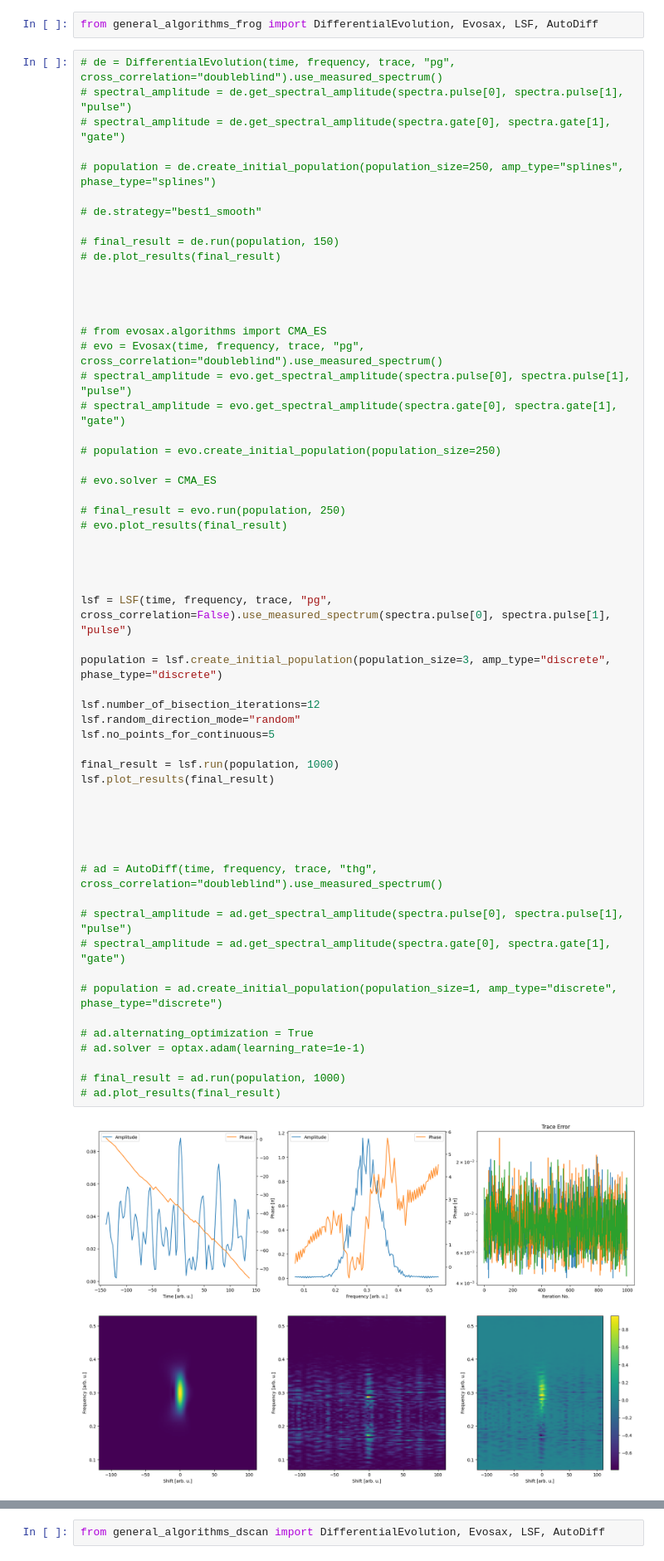
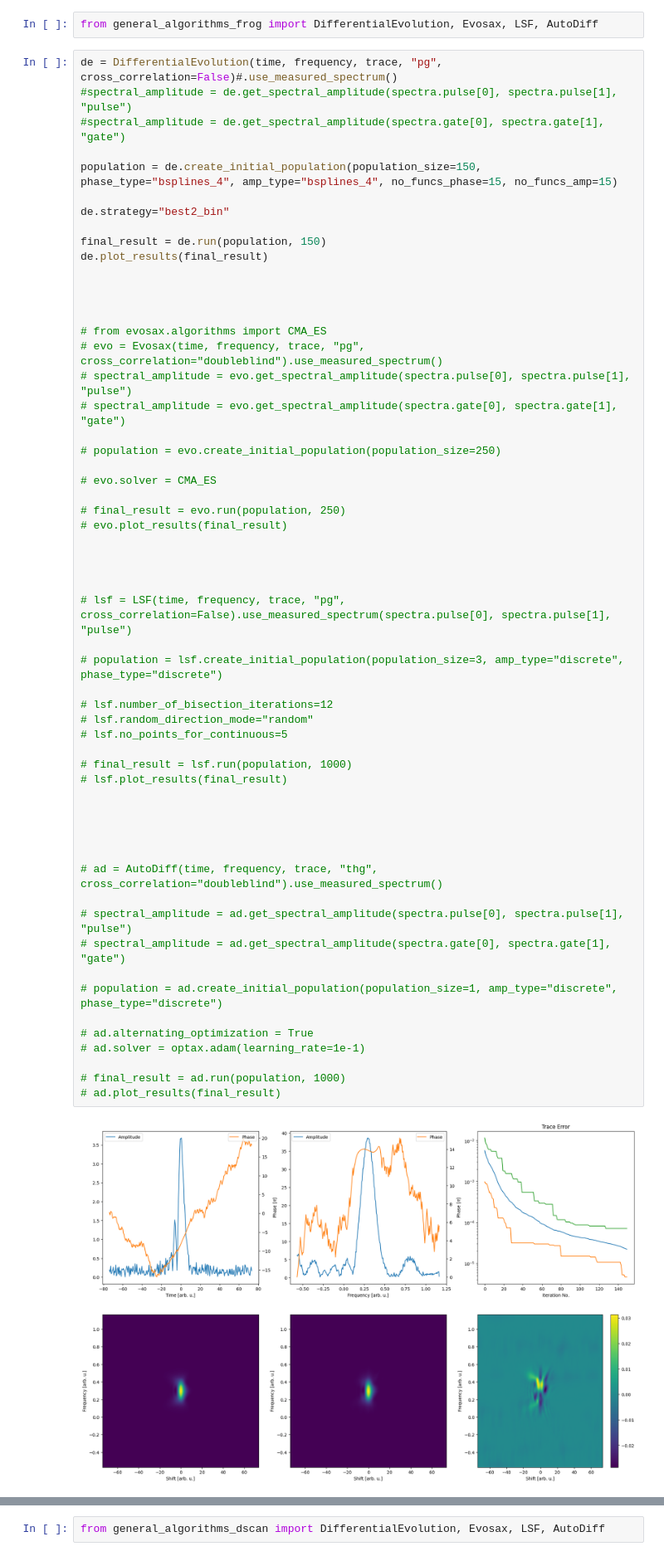
Before and after one commit to matillda123/Pulse-Retrieval-with-JAX, a Jupyter notebook: _usage_example.ipynb, the cells around one changed output, grey strips where cells are left out. Shown at 83% size. Drawn from its saved outputs; the diff is of its cells as text.

```diff
--- a/_usage_example.ipynb
+++ b/_usage_example.ipynb
@@ -289,16 +266,16 @@ dir(copra)
 # %%
 from general_algorithms_frog import DifferentialEvolution, Evosax, LSF, AutoDiff
 # %%
-# de = DifferentialEvolution(time, frequency, trace, "pg", cross_correlation="doubleblind").use_measured_spectrum()
-# spectral_amplitude = de.get_spectral_amplitude(spectra.pulse[0], spectra.pulse[1], "pulse")
-# spectral_amplitude = de.get_spectral_amplitude(spectra.gate[0], spectra.gate[1], "gate")
+de = DifferentialEvolution(time, frequency, trace, "pg", cross_correlation=False)#.use_measured_spectrum()
+#spectral_amplitude = de.get_spectral_amplitude(spectra.pulse[0], spectra.pulse[1], "pulse")
+#spectral_amplitude = de.get_spectral_amplitude(spectra.gate[0], spectra.gate[1], "gate")
 
-# population = de.create_initial_population(population_size=250, amp_type="splines", phase_type="splines")
+population = de.create_initial_population(population_size=150, phase_type="bsplines_4", amp_type="bsplines_4", no_funcs_phase=15, no_funcs_amp=15)
 
-# de.strategy="best1_smooth"
+de.strategy="best2_bin"
 
-# final_result = de.run(population, 150)
-# de.plot_results(final_result)
+final_result = de.run(population, 150)
+de.plot_results(final_result)
 
 
 
@@ -312,38 +289,38 @@ from general_algorithms_frog import DifferentialEvolution, Evosax, LSF, AutoDiff
 
 # evo.solver = CMA_ES
 
 # final_result = evo.run(population, 250)
 # evo.plot_results(final_result)
 
 
 
 
-lsf = LSF(time, frequency, trace, "pg", cross_correlation=False).use_measured_spectrum(spectra.pulse[0], spectra.pulse[1], "pulse")
+# lsf = LSF(time, frequency, trace, "pg", cross_correlation=False).use_measured_spectrum(spectra.pulse[0], spectra.pulse[1], "pulse")
 
-population = lsf.create_initial_population(population_size=3, amp_type="discrete", phase_type="discrete")
+# population = lsf.create_initial_population(population_size=3, amp_type="discrete", phase_type="discrete")
 
-lsf.number_of_bisection_iterations=12
-lsf.random_direction_mode="random"
-lsf.no_points_for_continuous=5
+# lsf.number_of_bisection_iterations=12
+# lsf.random_direction_mode="random"
+# lsf.no_points_for_continuous=5
 
-final_result = lsf.run(population, 1000)
-lsf.plot_results(final_result)
+# final_result = lsf.run(population, 1000)
+# lsf.plot_results(final_result)
 
 
 
 
 
 # ad = AutoDiff(time, frequency, trace, "thg", cross_correlation="doubleblind").use_measured_spectrum()
 
 # spectral_amplitude = ad.get_spectral_amplitude(spectra.pulse[0], spectra.pulse[1], "pulse")
 # spectral_amplitude = ad.get_spectral_amplitude(spectra.gate[0], spectra.gate[1], "gate")
 
 # population = ad.create_initial_population(population_size=1, amp_type="discrete", phase_type="discrete")
 
 # ad.alternating_optimization = True
 # ad.solver = optax.adam(learning_rate=1e-1)
 
 # final_result = ad.run(population, 1000)
 # ad.plot_results(final_result)
 # %% [output]
-[figure, old version]
+[figure, new version]
```
Also changed, not shown: parts of 7 cells of this notebook, 5 other files.
